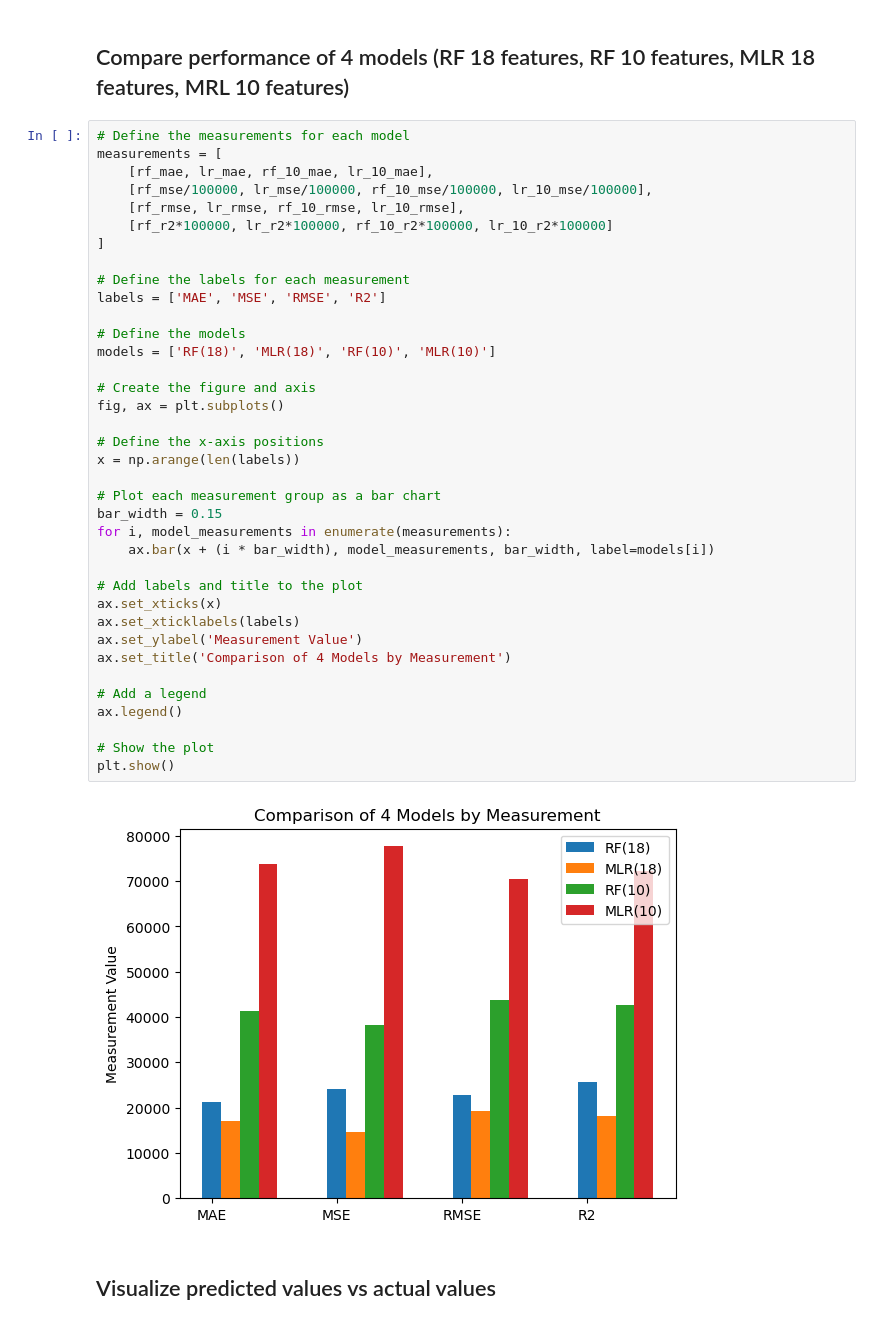
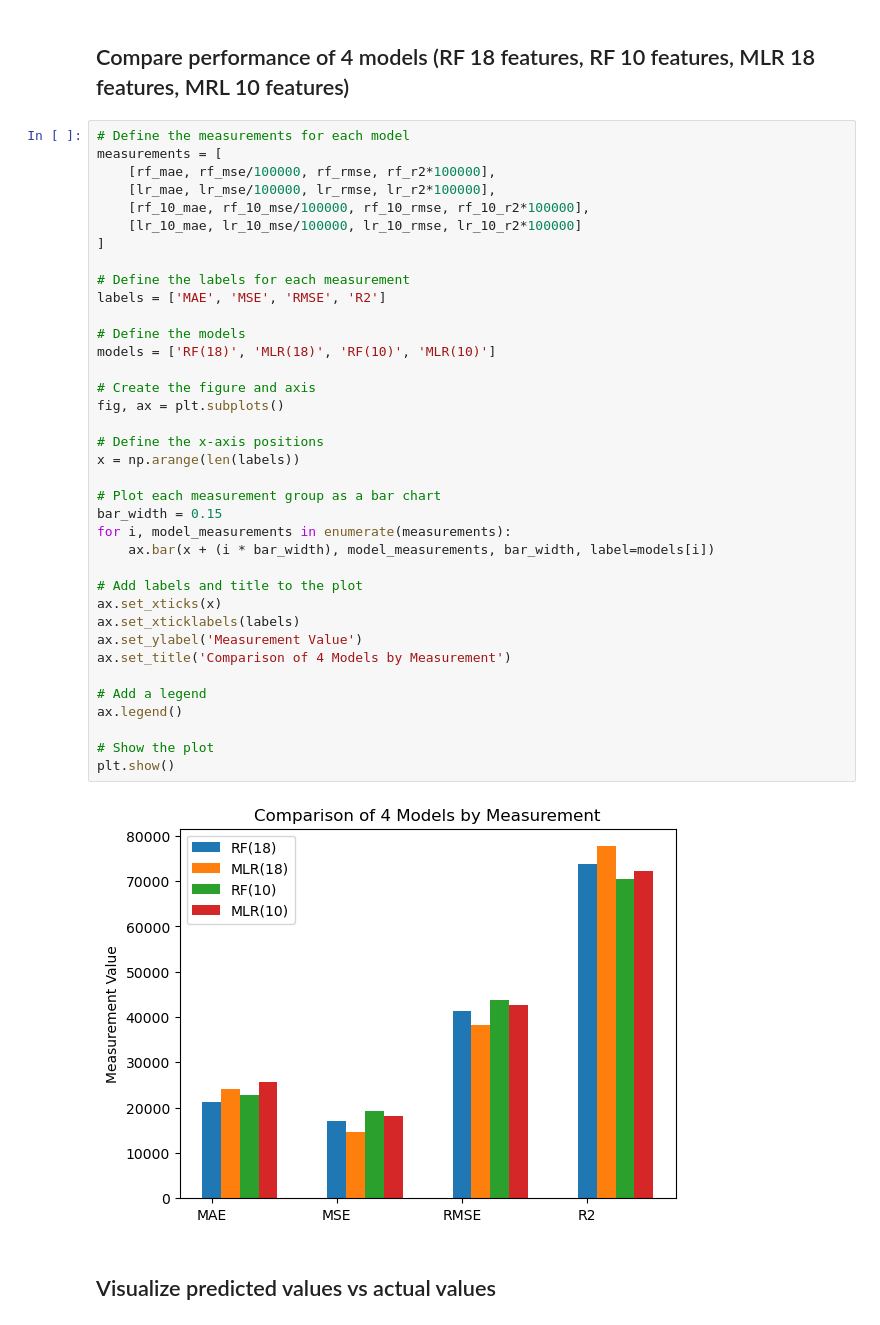
Before and after one commit to litarusso/House-Pricing, a Jupyter notebook: notebook/MLA/Machine Learning Models.ipynb, the cells around one changed output. Drawn from its saved outputs; the diff is of its cells as text.

```diff
--- a/notebook/MLA/Machine Learning Models.ipynb
+++ b/notebook/MLA/Machine Learning Models.ipynb
@@ -489,45 +489,45 @@ Root Mean Squared Error: 42576.73225974223
 R-squared: 0.7217436569597624
 # %% [markdown]
 ## Compare performance of 4 models (RF 18 features, RF 10 features, MLR 18 features, MRL 10 features)
-# %%
-# Define the measurements for each model
-measurements = [
-    [rf_mae, lr_mae, rf_10_mae, lr_10_mae],
-    [rf_mse/100000, lr_mse/100000, rf_10_mse/100000, lr_10_mse/100000],
-    [rf_rmse, lr_rmse, rf_10_rmse, lr_10_rmse],
-    [rf_r2*100000, lr_r2*100000, rf_10_r2*100000, lr_10_r2*100000]
-]
-
-# Define the labels for each measurement
-labels = ['MAE', 'MSE', 'RMSE', 'R2']
-
-# Define the models
-models = ['RF(18)', 'MLR(18)', 'RF(10)', 'MLR(10)']
-
-# Create the figure and axis
-fig, ax = plt.subplots()
-
-# Define the x-axis positions
-x = np.arange(len(labels))
-
-# Plot each measurement group as a bar chart
-bar_width = 0.15
-for i, model_measurements in enumerate(measurements):
-    ax.bar(x + (i * bar_width), model_measurements, bar_width, label=models[i])
-
-# Add labels and title to the plot
-ax.set_xticks(x)
-ax.set_xticklabels(labels)
-ax.set_ylabel('Measurement Value')
-ax.set_title('Comparison of 4 Models by Measurement')
-
-# Add a legend
-ax.legend()
-
-# Show the plot
-plt.show()
-# %% [output]
-[figure, removed]
+# %%
+# Define the measurements for each model
+measurements = [
+    [rf_mae, rf_mse/100000, rf_rmse, rf_r2*100000],
+    [lr_mae, lr_mse/100000, lr_rmse, lr_r2*100000],
+    [rf_10_mae, rf_10_mse/100000, rf_10_rmse, rf_10_r2*100000],
+    [lr_10_mae, lr_10_mse/100000, lr_10_rmse, lr_10_r2*100000]
+]
+
+# Define the labels for each measurement
+labels = ['MAE', 'MSE', 'RMSE', 'R2']
+
+# Define the models
+models = ['RF(18)', 'MLR(18)', 'RF(10)', 'MLR(10)']
+
+# Create the figure and axis
+fig, ax = plt.subplots()
+
+# Define the x-axis positions
+x = np.arange(len(labels))
+
+# Plot each measurement group as a bar chart
+bar_width = 0.15
+for i, model_measurements in enumerate(measurements):
+    ax.bar(x + (i * bar_width), model_measurements, bar_width, label=models[i])
+
+# Add labels and title to the plot
+ax.set_xticks(x)
+ax.set_xticklabels(labels)
+ax.set_ylabel('Measurement Value')
+ax.set_title('Comparison of 4 Models by Measurement')
+
+# Add a legend
+ax.legend()
+
+# Show the plot
+plt.show()
+# %% [output]
+[figure, added]
 # %% [markdown]
 ## Visualize predicted values vs actual values
 # %%
```
Also changed, not shown: parts of 2 cells of this notebook.
